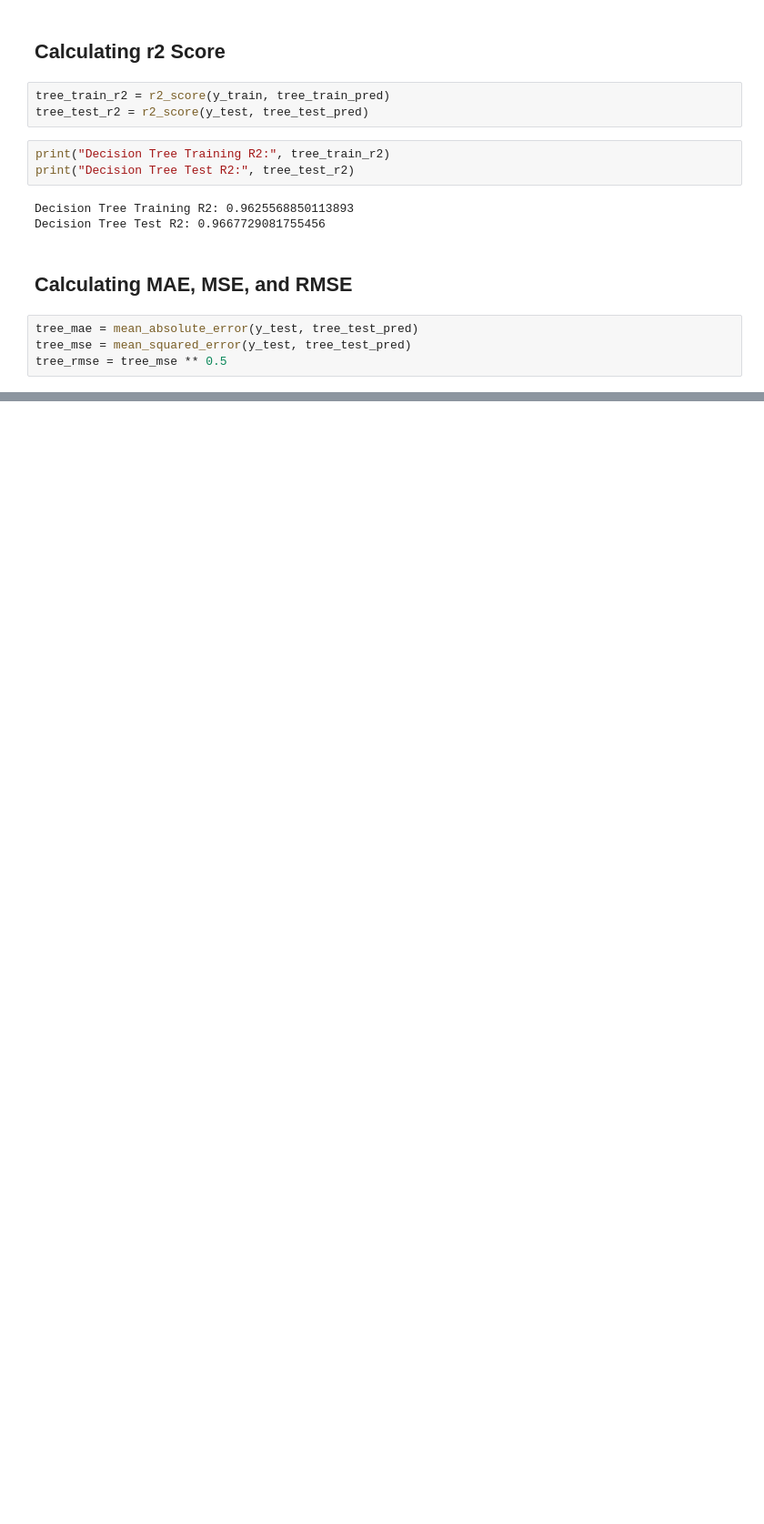
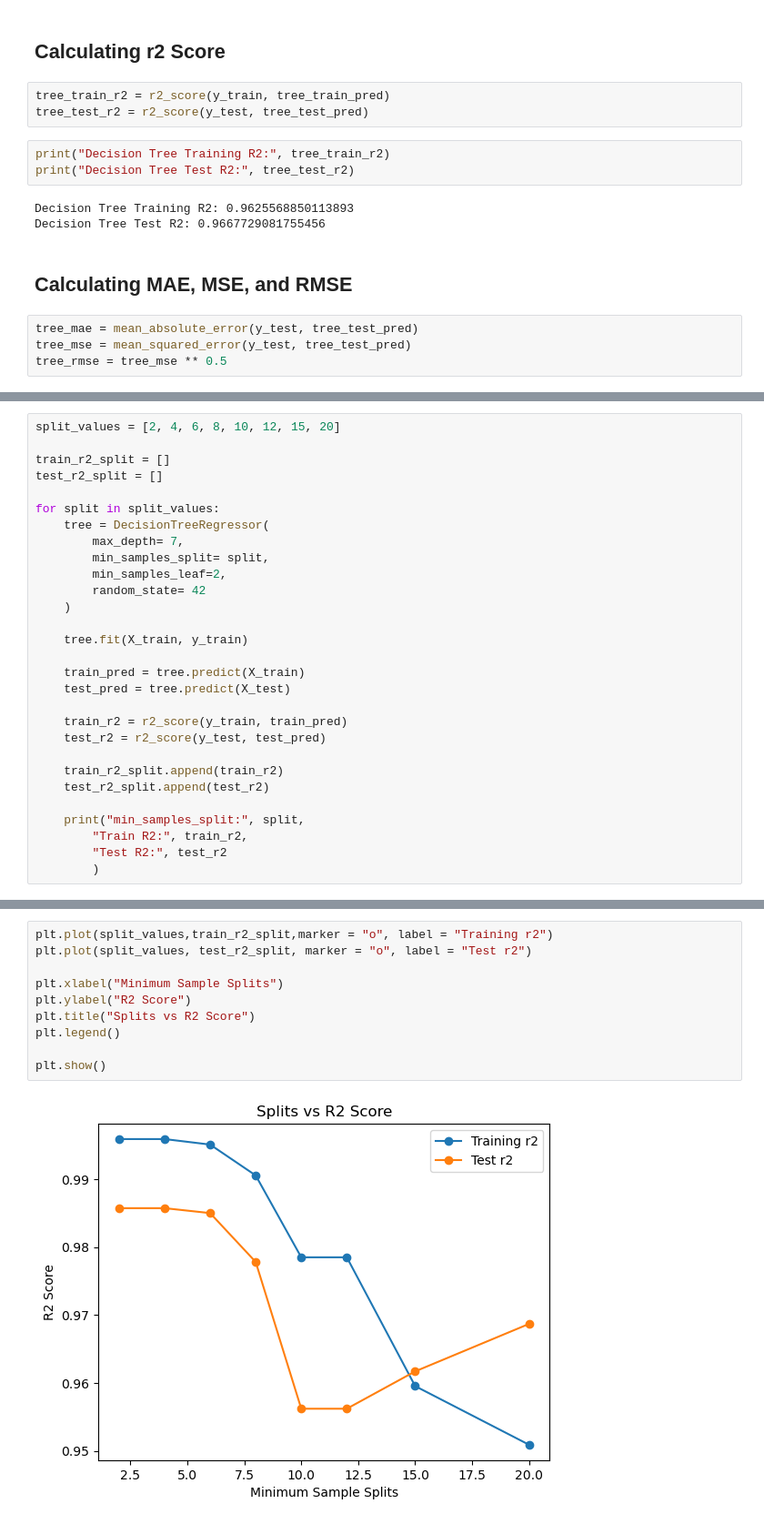
Before and after one commit to OleSuyaye/student-marks-regression, a Jupyter notebook: notebooks/student_marks.ipynb, the cells around one changed output, grey strips where cells are left out. Shown at 91% size. Cells and saved outputs as stored; diff of their text form; blank space fills up the shorter version.

```diff
--- a/notebooks/student_marks.ipynb
+++ b/notebooks/student_marks.ipynb
@@ -259,0 +338,29 @@ Decision Tree RMSE: 2.955826020368418
+# %%
+split_values = [2, 4, 6, 8, 10, 12, 15, 20]
+
+train_r2_split = []
+test_r2_split = []
+
+for split in split_values:
+    tree = DecisionTreeRegressor(
+        max_depth= 7,
+        min_samples_split= split,
+        min_samples_leaf=2,
+        random_state= 42
+    )
+
+    tree.fit(X_train, y_train)
+
+    train_pred = tree.predict(X_train)
+    test_pred = tree.predict(X_test)
+
+    train_r2 = r2_score(y_train, train_pred)
+    test_r2 = r2_score(y_test, test_pred)
+
+    train_r2_split.append(train_r2)
+    test_r2_split.append(test_r2)
+
+    print("min_samples_split:", split,
+        "Train R2:", train_r2,
+        "Test R2:", test_r2
+        )
@@ -259,0 +376,12 @@ Decision Tree RMSE: 2.955826020368418
+# %%
+plt.plot(split_values,train_r2_split,marker = "o", label = "Training r2")
+plt.plot(split_values, test_r2_split, marker = "o", label = "Test r2")
+
+plt.xlabel("Minimum Sample Splits")
+plt.ylabel("R2 Score")
+plt.title("Splits vs R2 Score")
+plt.legend()
+
+plt.show()
+# %% [output]
+[figure, added]
```
Also changed, not shown: parts of 21 cells of this notebook.
